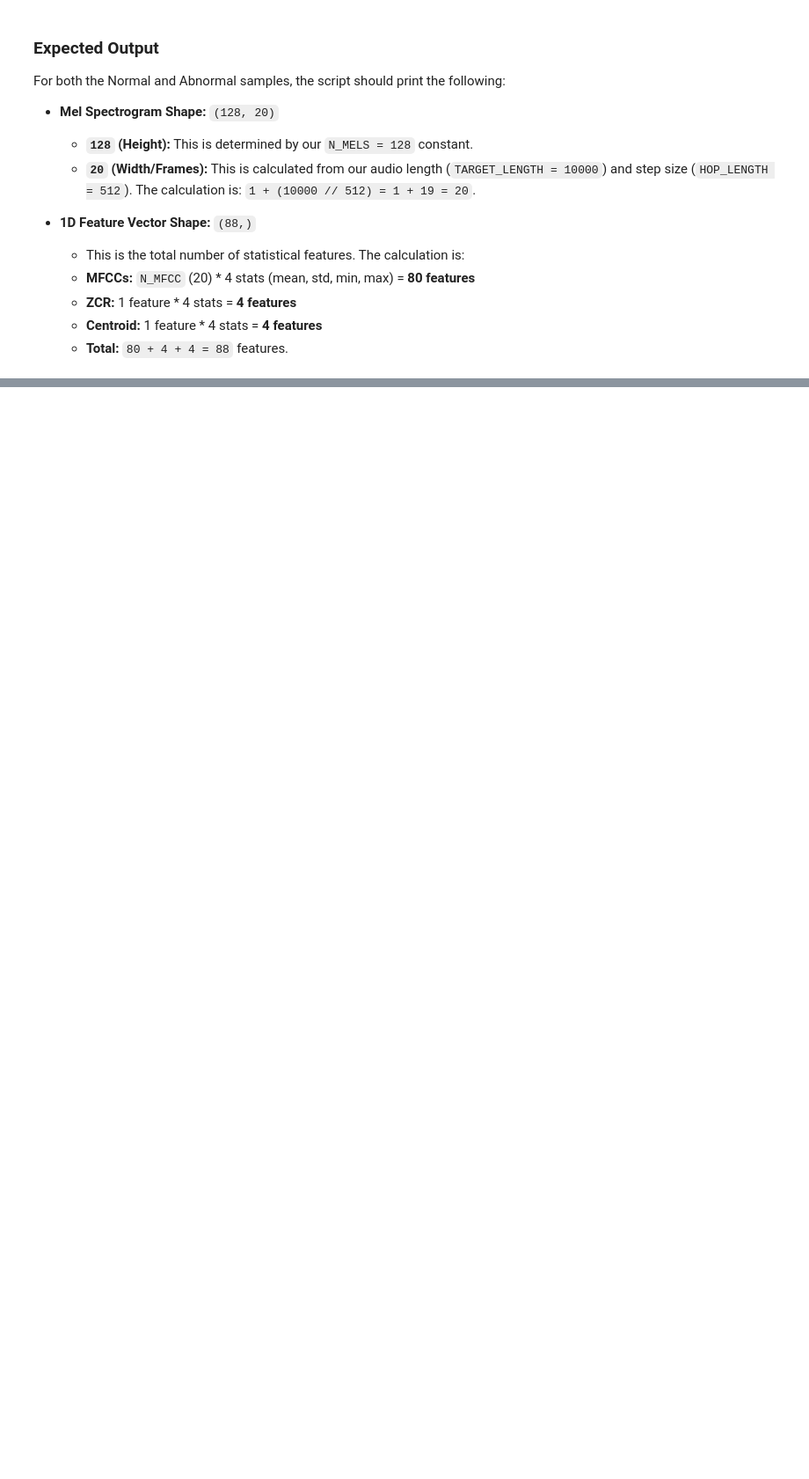
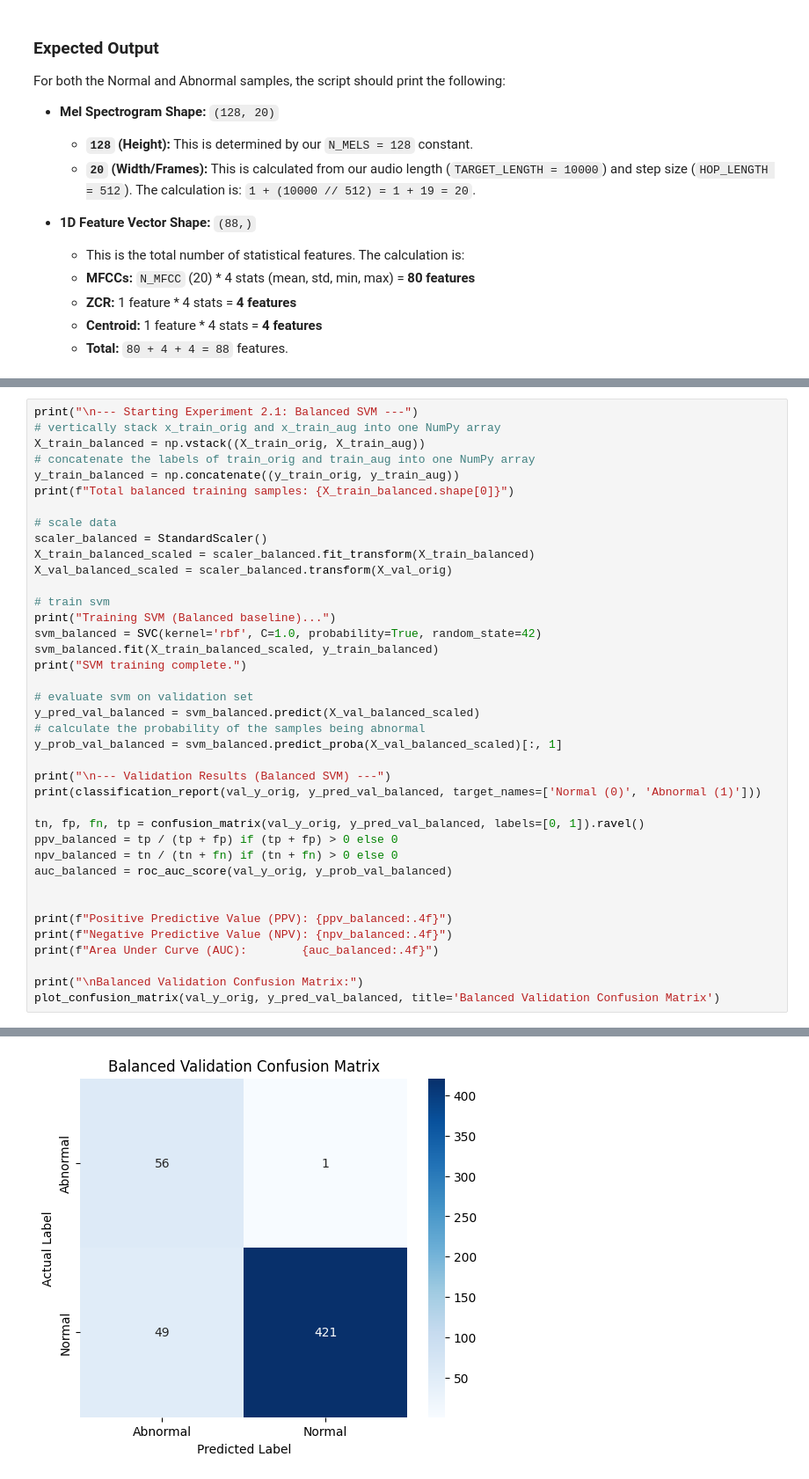
Before and after one commit to aliyanshaikh7/CAD_PCG_Detection, a Jupyter notebook: CAD_PCG_Detection.ipynb, the cells around one changed output, grey strips where cells are left out. Shown at 88% size. Cells and saved outputs as stored; diff of their text form; blank space fills up the shorter version.

```diff
--- a/CAD_PCG_Detection.ipynb
+++ b/CAD_PCG_Detection.ipynb
@@ -1304,0 +1829,40 @@ if not df_train.empty:
+# %%
+print("\n--- Starting Experiment 2.1: Balanced SVM ---")
+# vertically stack x_train_orig and x_train_aug into one NumPy array
+X_train_balanced = np.vstack((X_train_orig, X_train_aug))
+# concatenate the labels of train_orig and train_aug into one NumPy array
+y_train_balanced = np.concatenate((y_train_orig, y_train_aug))
+print(f"Total balanced training samples: {X_train_balanced.shape[0]}")
+
+# scale data
+scaler_balanced = StandardScaler()
+X_train_balanced_scaled = scaler_balanced.fit_transform(X_train_balanced)
+X_val_balanced_scaled = scaler_balanced.transform(X_val_orig)
+
+# train svm
+print("Training SVM (Balanced baseline)...")
+svm_balanced = SVC(kernel='rbf', C=1.0, probability=True, random_state=42)
+svm_balanced.fit(X_train_balanced_scaled, y_train_balanced)
+print("SVM training complete.")
+
+# evaluate svm on validation set
+y_pred_val_balanced = svm_balanced.predict(X_val_balanced_scaled)
+# calculate the probability of the samples being abnormal
+y_prob_val_balanced = svm_balanced.predict_proba(X_val_balanced_scaled)[:, 1]
+
+print("\n--- Validation Results (Balanced SVM) ---")
+print(classification_report(val_y_orig, y_pred_val_balanced, target_names=['Normal (0)', 'Abnormal (1)']))
+
+tn, fp, fn, tp = confusion_matrix(val_y_orig, y_pred_val_balanced, labels=[0, 1]).ravel()
+ppv_balanced = tp / (tp + fp) if (tp + fp) > 0 else 0
+npv_balanced = tn / (tn + fn) if (tn + fn) > 0 else 0
+auc_balanced = roc_auc_score(val_y_orig, y_prob_val_balanced)
+
+
+print(f"Positive Predictive Value (PPV): {ppv_balanced:.4f}")
+print(f"Negative Predictive Value (NPV): {npv_balanced:.4f}")
+print(f"Area Under Curve (AUC):        {auc_balanced:.4f}")
+
+print("\nBalanced Validation Confusion Matrix:")
+plot_confusion_matrix(val_y_orig, y_pred_val_balanced, title='Balanced Validation Confusion Matrix')
+# %% [output]
@@ -1304,0 +1889 @@ if not df_train.empty:
+[figure, added]
```
Also changed, not shown: parts of 50 cells of this notebook.
